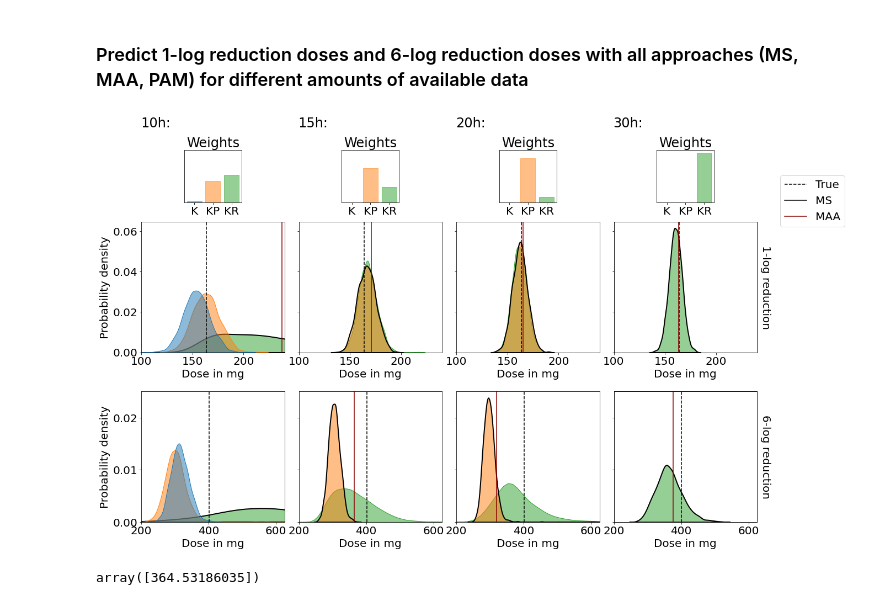
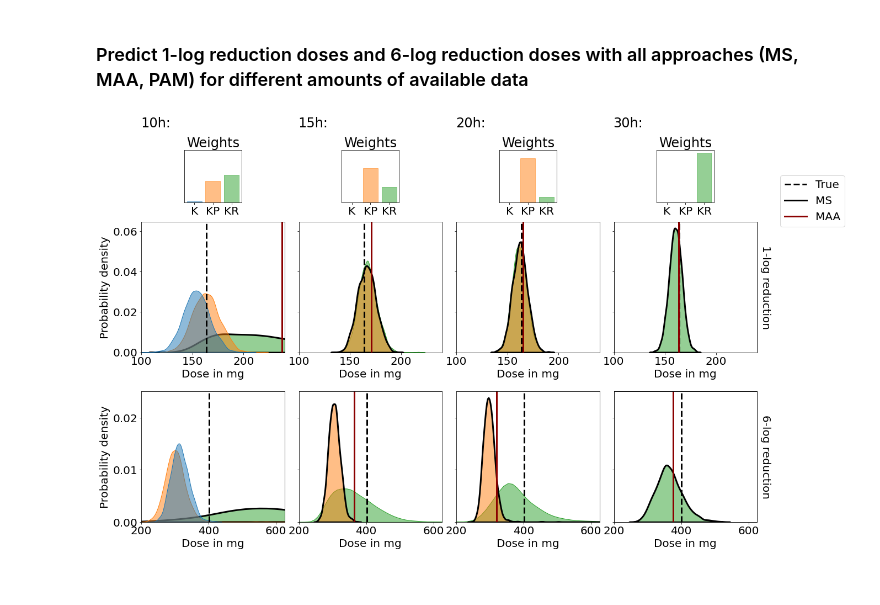
Before and after one commit to DavAug/PAM, a Jupyter notebook: results/in_silico_study/predict_dose.ipynb, the cells around one changed output. Cells and saved outputs as stored; diff of their text form; code cells hidden in the pictures.

```diff
--- a/results/in_silico_study/predict_dose.ipynb
+++ b/results/in_silico_study/predict_dose.ipynb
@@ -92,10 +89,0 @@ def load_inference_data(end_experiment):
-# %%
-# Get data
-directory = os.getcwd()
-data = pd.read_csv(directory + '/derived_data/measurements.csv')
-
-# Create scatter plots of data
-fig = chi.plots.PDTimeSeriesPlot()
-fig.add_data(data, biomarker='Bacterial count')
-fig.set_axis_labels(xlabel='Time in hours', ylabel='Bacterial count in CFU/mL')
-fig.show()
@@ -609,7 +594,8 @@ for log_id, result in enumerate(results):
 
         # Plot true dose response
         axes[log_id, exp_id].axvline(
-            x=true_dose, color='black', linestyle='--', label='True')
+            x=true_dose, color='black', linestyle='--', linewidth=3,
+            label='True')
 
         # Plot PAM prediction: Dose distributions
         df = []
@@ -652,40 +638,36 @@ for log_id, result in enumerate(results):
 
         # Highlight MS prediction
         idx = 2 - np.argmax(weights)
-        axes[log_id, exp_id].collections[idx]._linewidths = np.array([2])
+        axes[log_id, exp_id].collections[idx]._linewidths = np.array([3])
         axes[log_id, exp_id].collections[idx]._original_edgecolor = np.array(
             [[0., 0., 0., 1.]])
 
         # Add MS label
         if (log_id == 0) and (exp_id == 0):
             # Add a line oustide visible range to add MS to legend
-            axes[0, 0].axvline(x=1E3, color='black', label='MS')
+            axes[0, 0].axvline(x=1E3, color='black', linewidth=3, label='MS')
 
         # Plot MAA prediction
         maa_dose = maa_doses[exp_id]
-        axes[log_id, exp_id].axvline(x=maa_dose, color='darkred', label='MAA')
+        axes[log_id, exp_id].axvline(
+            x=maa_dose, color='darkred', linewidth=3, label='MAA')
 
 # Label rows
 right_ax = axes[0, -1].twinx()
 right_ax.set_ylabel('1-log reduction', rotation=-90, labelpad=25)
 right_ax.set_yticks([])
 right_ax.set_yticklabels([])
 right_ax = axes[1, -1].twinx()
 right_ax.set_ylabel('6-log reduction', rotation=-90, labelpad=25)
 right_ax.set_yticks([])
 right_ax.set_yticklabels([])
 
 # Set legend
 axes[0, 0].legend(bbox_to_anchor=(4.95 ,1.4))
 
 directory = os.getcwd()
 plt.savefig(
     directory + '/log_reduction_doses.pdf', bbox_inches='tight')
 plt.show()
 # %% [output]
-[figure, old version]
+[figure, new version]
-# %%
-true_dose, maa_doses, pam_doses, model_weights = result[1]
-maa_doses
-# %% [output]
-array([364.53186035])
```
Also changed, not shown: parts of 3 cells of this notebook, 1 other file.
